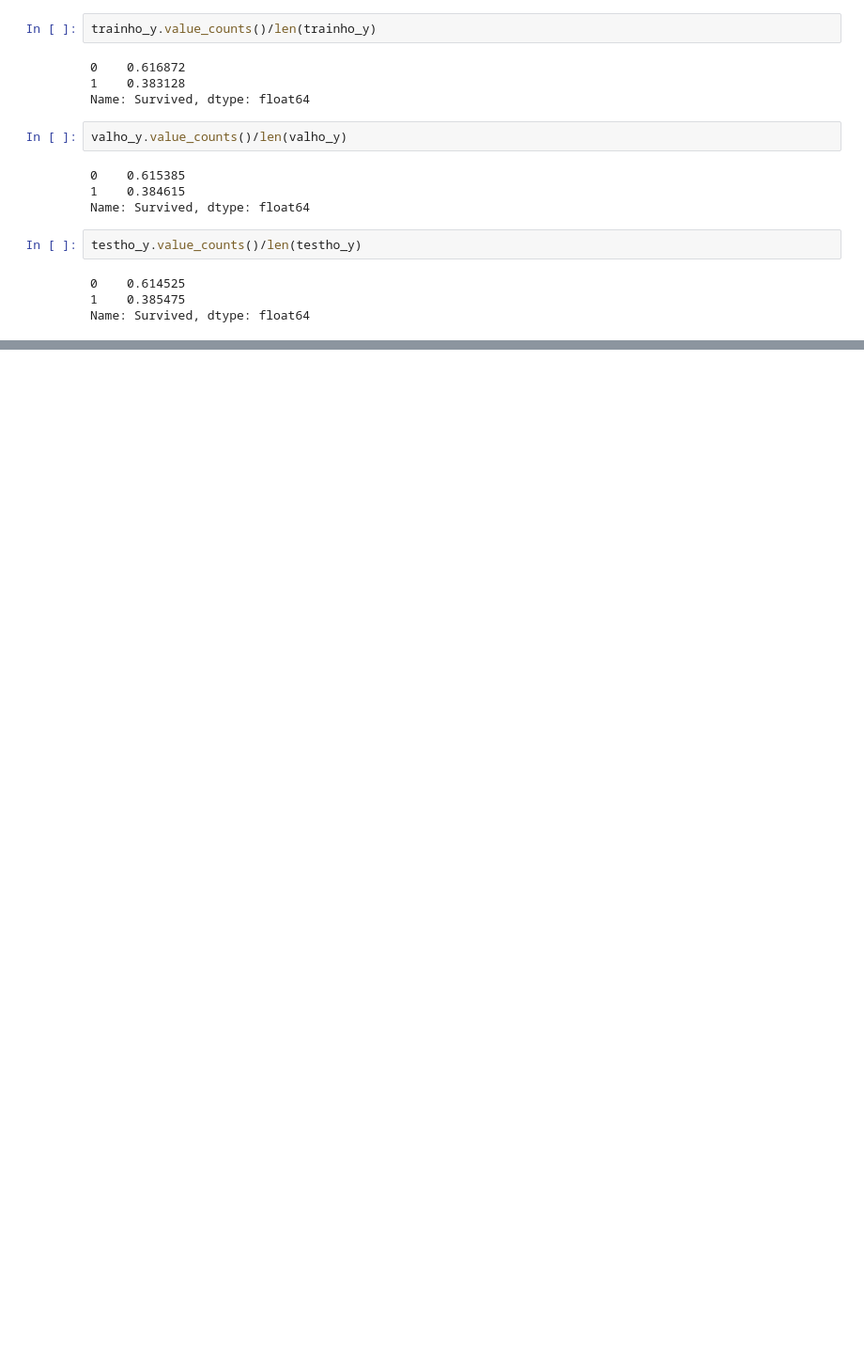
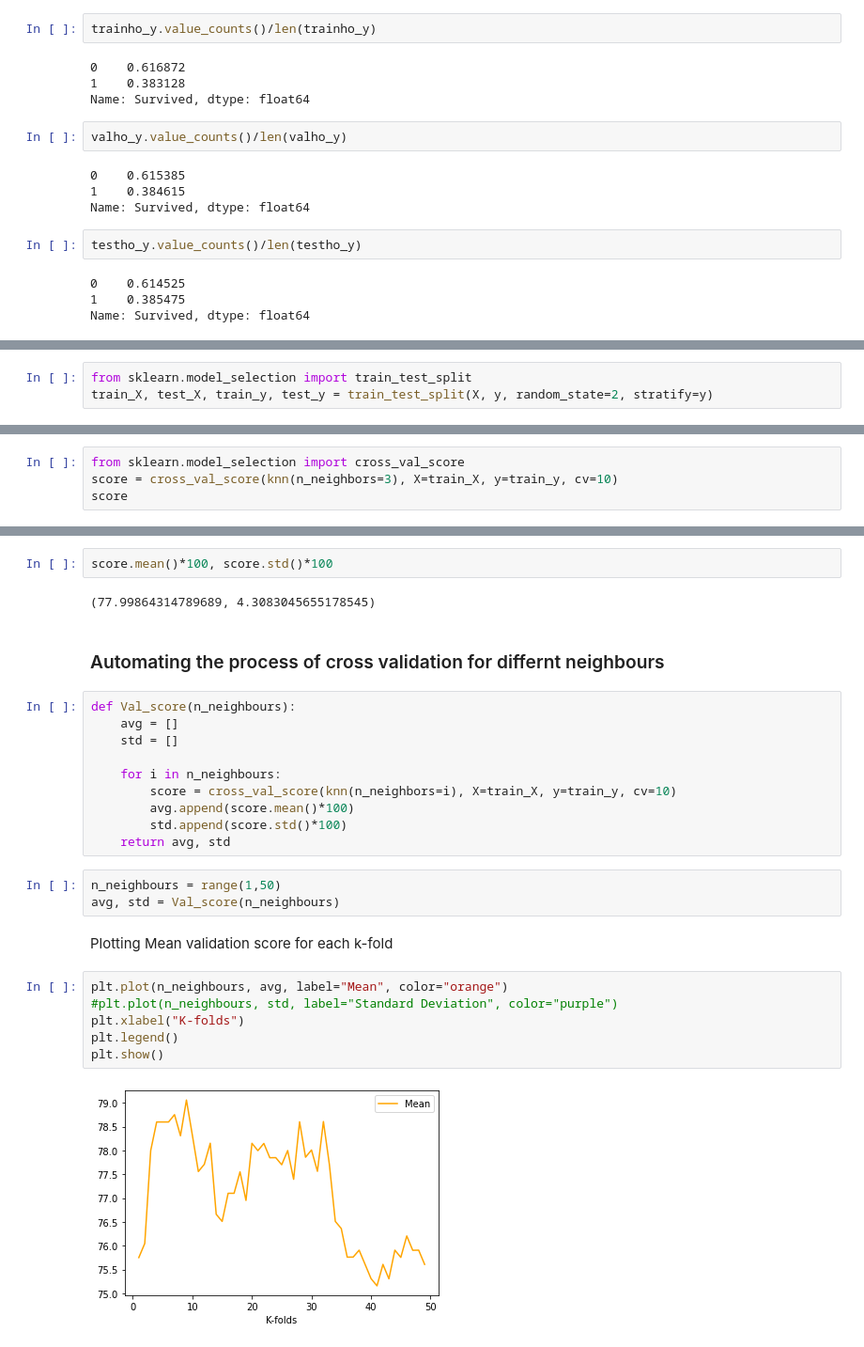
Before and after one commit to Neelam-Singhal/Model-Selection, a Jupyter notebook: modelselection.ipynb, the cells around one changed output, grey strips where cells are left out. Shown: that part at 94% size. Saved outputs shown, nothing was run; the diff lists cells and outputs as text; blank space fills up the shorter version.

Commit message:
K-fold Cross Validation Update

```diff
--- a/modelselection.ipynb
+++ b/modelselection.ipynb
@@ -262,0 +310,3 @@ Name: Survived, dtype: float64
+# %%
+from sklearn.model_selection import train_test_split
+train_X, test_X, train_y, test_y = train_test_split(X, y, random_state=2, stratify=y)
@@ -262,0 +319,4 @@ Name: Survived, dtype: float64
+# %%
+from sklearn.model_selection import cross_val_score
+score = cross_val_score(knn(n_neighbors=3), X=train_X, y=train_y, cv=10)
+score
@@ -262,0 +328,29 @@ Name: Survived, dtype: float64
+# %%
+score.mean()*100, score.std()*100
+# %% [output]
+(77.99864314789689, 4.3083045655178545)
+# %% [markdown]
+### Automating the process of cross validation for differnt neighbours
+# %%
+def Val_score(n_neighbours):
+    avg = []
+    std = []
+
+    for i in n_neighbours:
+        score = cross_val_score(knn(n_neighbors=i), X=train_X, y=train_y, cv=10)
+        avg.append(score.mean()*100)
+        std.append(score.std()*100)
+    return avg, std
+# %%
+n_neighbours = range(1,50)
+avg, std = Val_score(n_neighbours)
+# %% [markdown]
+Plotting Mean validation score for each k-fold
+# %%
+plt.plot(n_neighbours, avg, label="Mean", color="orange")
+#plt.plot(n_neighbours, std, label="Standard Deviation", color="purple")
+plt.xlabel("K-folds")
+plt.legend()
+plt.show()
+# %% [output]
+[figure, added]
```
Also changed, not shown: parts of 16 cells of this notebook.
